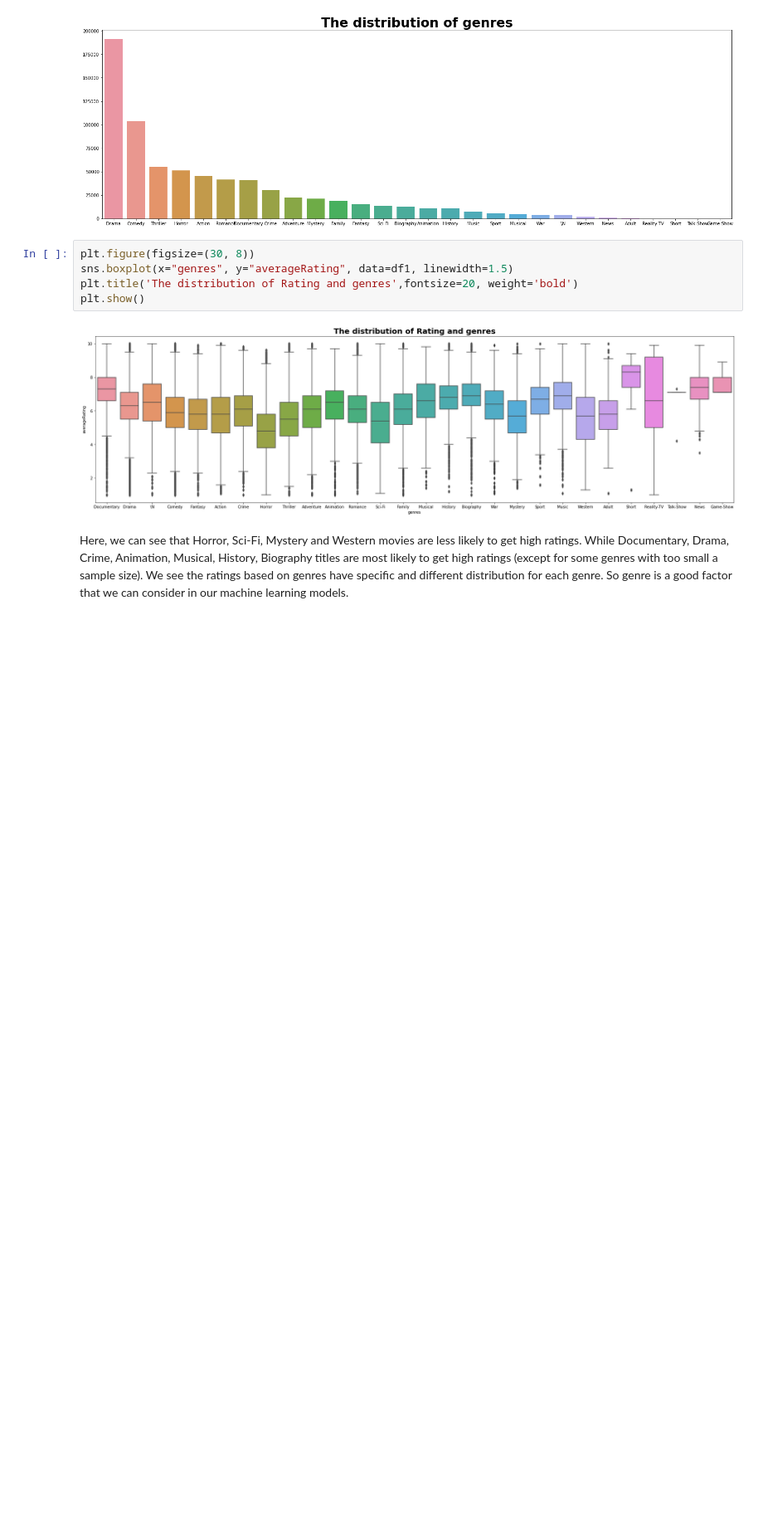
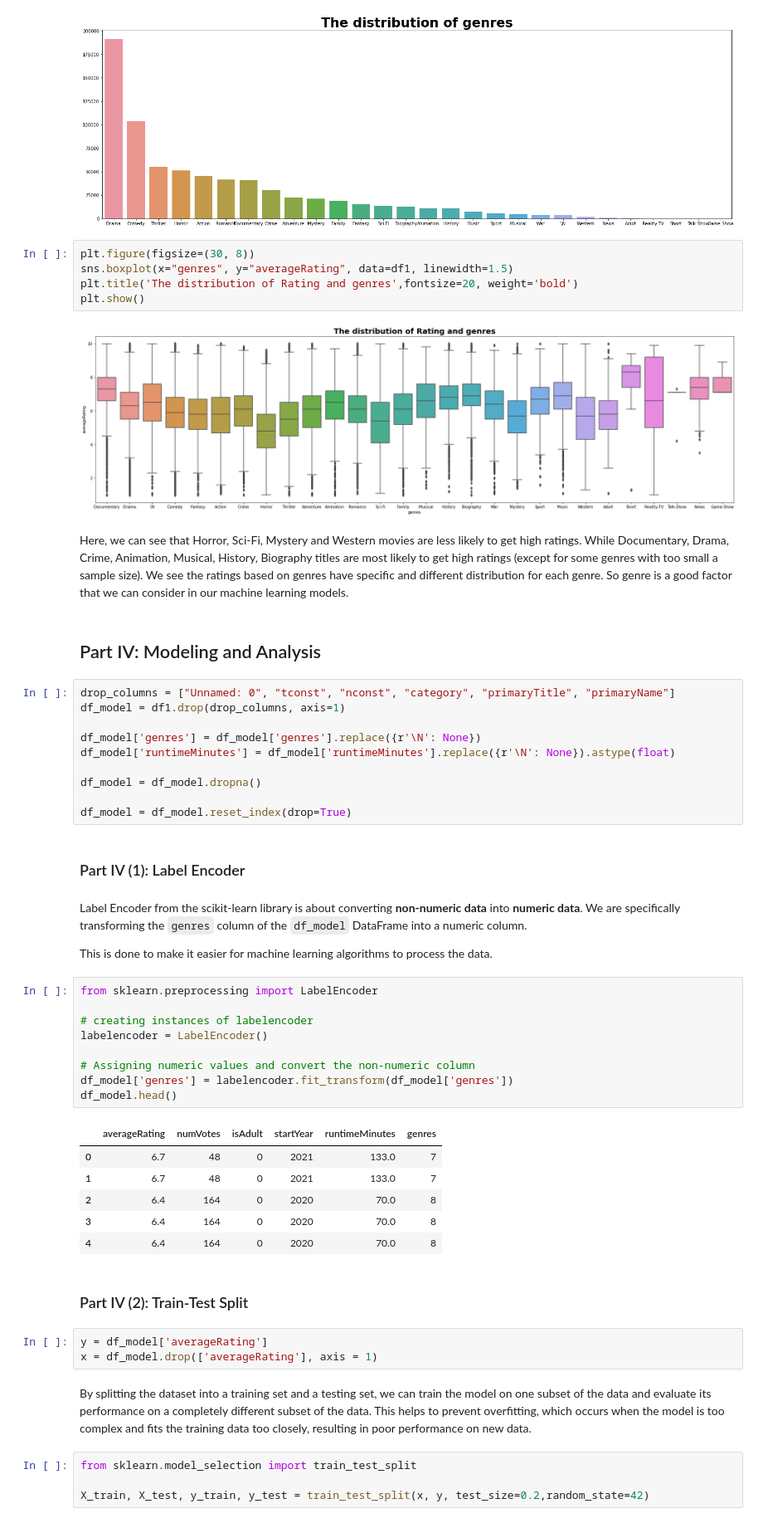
Before and after one commit to ZheShen00/PIC16B-23W-Project-group6, a Jupyter notebook: PIC16B-group6-Final_blog.ipynb, the cells around one changed output. Shown at 83% size. Drawn from its saved outputs; the diff is of its cells as text; blank space fills up the shorter version.

```diff
--- a/PIC16B-group6-Final_blog.ipynb
+++ b/PIC16B-group6-Final_blog.ipynb
@@ -219,3 +238,48 @@ plt.show()
 [figure]
 # %% [markdown]
 Here, we can see that Horror, Sci-Fi, Mystery and Western movies are less likely to get high ratings. While Documentary, Drama, Crime, Animation, Musical, History, Biography titles are most likely to get high ratings (except for some genres with too small a sample size). We see the ratings based on genres have specific and different distribution for each genre. So genre is a good factor that we can consider in our machine learning models.
+# %% [markdown]
+## Part IV: Modeling and Analysis
+# %%
+drop_columns = ["Unnamed: 0", "tconst", "nconst", "category", "primaryTitle", "primaryName"]
+df_model = df1.drop(drop_columns, axis=1)
+
+df_model['genres'] = df_model['genres'].replace({r'\N': None})
+df_model['runtimeMinutes'] = df_model['runtimeMinutes'].replace({r'\N': None}).astype(float)
+
+df_model = df_model.dropna()
+
+df_model = df_model.reset_index(drop=True)
+# %% [markdown]
+### Part IV (1): Label Encoder
+# %% [markdown]
+Label Encoder from the scikit-learn library is about converting **non-numeric data** into **numeric data**. We are specifically transforming the `genres` column of the `df_model` DataFrame into a numeric column.
+
+This is done to make it easier for machine learning algorithms to process the data.
+# %%
+from sklearn.preprocessing import LabelEncoder
+
+# creating instances of labelencoder
+labelencoder = LabelEncoder()
+
+# Assigning numeric values and convert the non-numeric column
+df_model['genres'] = labelencoder.fit_transform(df_model['genres'])
+df_model.head()
+# %% [output]
+|  | averageRating | numVotes | isAdult | startYear | runtimeMinutes | genres |
+| 0 | 6.7 | 48 | 0 | 2021 | 133.0 | 7 |
+| 1 | 6.7 | 48 | 0 | 2021 | 133.0 | 7 |
+| 2 | 6.4 | 164 | 0 | 2020 | 70.0 | 8 |
+| 3 | 6.4 | 164 | 0 | 2020 | 70.0 | 8 |
+| 4 | 6.4 | 164 | 0 | 2020 | 70.0 | 8 |
+# %% [markdown]
+### Part IV (2): Train-Test Split
+# %%
+y = df_model['averageRating']
+x = df_model.drop(['averageRating'], axis = 1)
+# %% [markdown]
+By splitting the dataset into a training set and a testing set, we can train the model on one subset of the data and evaluate its performance on a completely different subset of the data. This helps to prevent overfitting, which occurs when the model is too complex and fits the training data too closely, resulting in poor performance on new data.
+# %%
+from sklearn.model_selection import train_test_split
+
+X_train, X_test, y_train, y_test = train_test_split(x, y, test_size=0.2,random_state=42)
```
Also changed, not shown: parts of 18 cells of this notebook.
